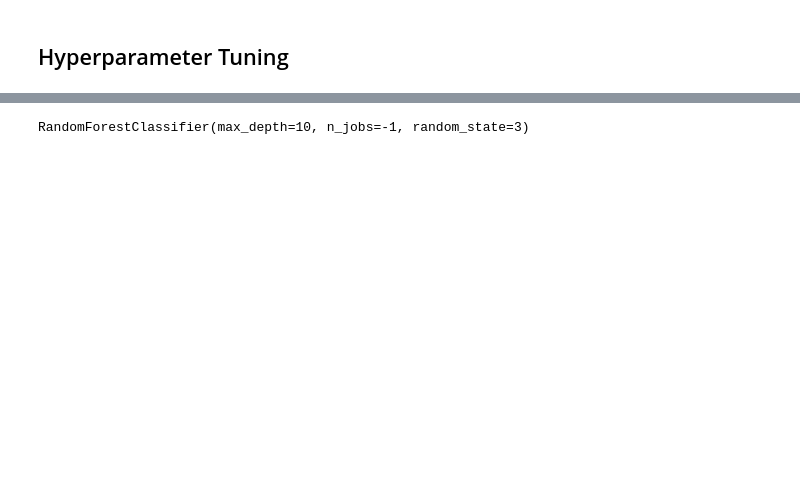
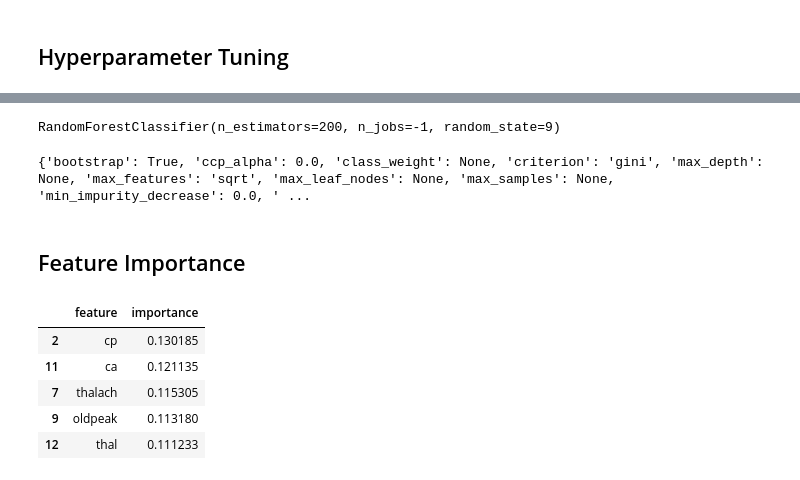
Before and after one commit to charlotte-verity/Heart-Disease-Classifier, a Jupyter notebook: detector.ipynb, the cells around one changed output, grey strips where cells are left out. Cells and saved outputs as stored; diff of their text form; code cells hidden in the pictures; blank space fills up the shorter version.

```diff
--- a/detector.ipynb
+++ b/detector.ipynb
@@ -212,8 +213,24 @@ GridSearchCV(cv=3, estimator=RandomForestClassifier(n_jobs=-1, random_state=3),
                          'n_estimators': [100, 200, 500]},
              verbose=2)
 # %%
-optimal_forest = grid_search.best_estimator_
+best_forest = grid_search.best_estimator_
+display(best_forest)
+print(best_forest.get_params())
+# %% [output]
+RandomForestClassifier(n_estimators=200, n_jobs=-1, random_state=9)
+{'bootstrap': True, 'ccp_alpha': 0.0, 'class_weight': None, 'criterion': 'gini', 'max_depth': None, 'max_features': 'sqrt', 'max_leaf_nodes': None, 'max_samples': None, 'min_impurity_decrease': 0.0, ' ...
-# %%
-optimal_forest
-# %% [output]
-RandomForestClassifier(max_depth=10, n_jobs=-1, random_state=3)
+# %% [markdown]
+## Feature Importance
+# %%
+feat_importance = best_forest.feature_importances_
+features = best_forest.feature_names_in_
+importance_df = pd.DataFrame({'feature': features, 'importance': feat_importance})
+importance_df = importance_df.sort_values("importance", ascending=False)
+display(importance_df.head())
+# %% [output]
+|  | feature | importance |
+| 2 | cp | 0.130185 |
+| 11 | ca | 0.121135 |
+| 7 | thalach | 0.115305 |
+| 9 | oldpeak | 0.113180 |
+| 12 | thal | 0.111233 |
```
Also changed, not shown: parts of 12 cells of this notebook.
